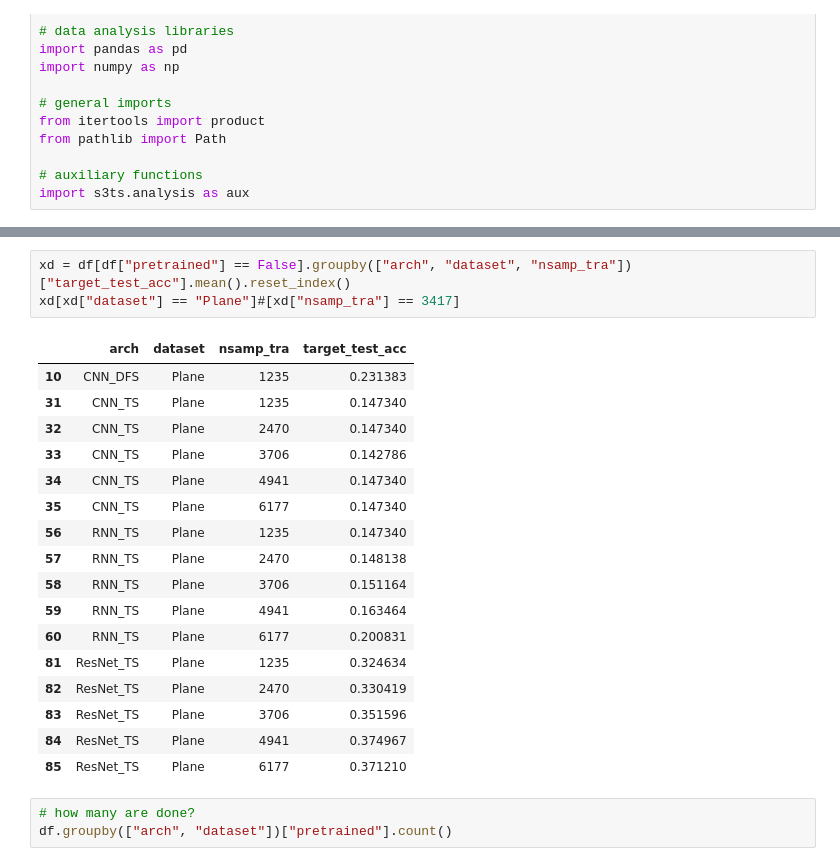
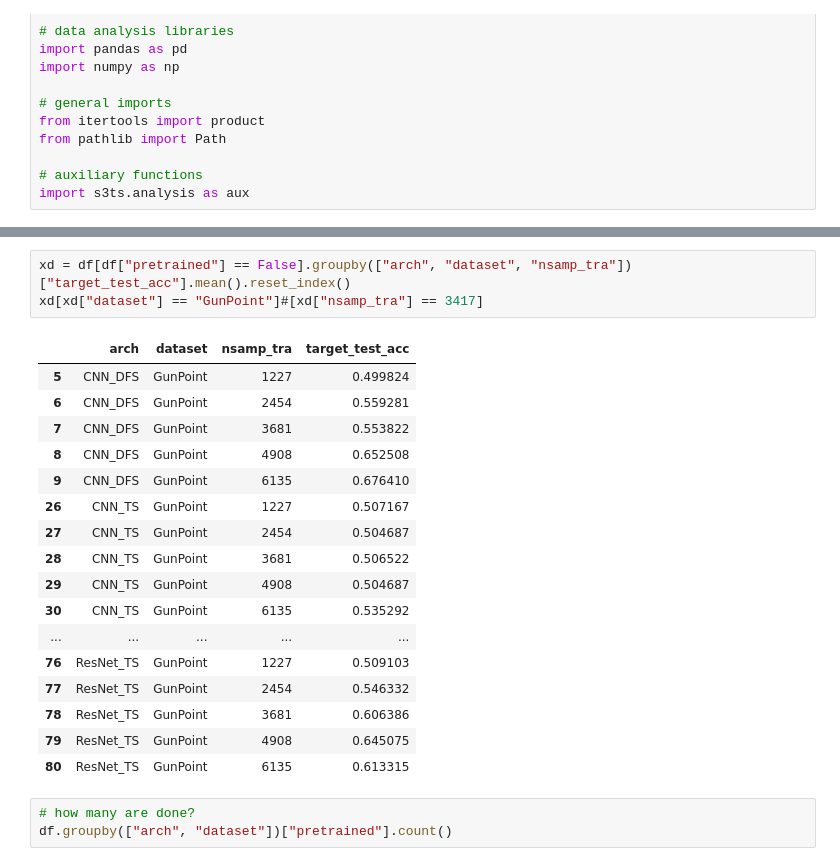
Before and after one commit to mbisan/s3ts, a Jupyter notebook: notebooks/exp_ratio.ipynb, the cells around one changed output, grey strips where cells are left out. Cells and saved outputs as stored; diff of their text form.

```diff
--- a/notebooks/exp_ratio.ipynb
+++ b/notebooks/exp_ratio.ipynb
@@ -36,25 +36,25 @@ df
 2511 rows × 25 columns
 # %%
 xd = df[df["pretrained"] == False].groupby(["arch", "dataset", "nsamp_tra"])["target_test_acc"].mean().reset_index()
-xd[xd["dataset"] == "Plane"]#[xd["nsamp_tra"] == 3417]
+xd[xd["dataset"] == "GunPoint"]#[xd["nsamp_tra"] == 3417]
 # %% [output]
 |  | arch | dataset | nsamp_tra | target_test_acc |
-| 10 | CNN_DFS | Plane | 1235 | 0.231383 |
-| 31 | CNN_TS | Plane | 1235 | 0.147340 |
-| 32 | CNN_TS | Plane | 2470 | 0.147340 |
-| 33 | CNN_TS | Plane | 3706 | 0.142786 |
-| 34 | CNN_TS | Plane | 4941 | 0.147340 |
-| 35 | CNN_TS | Plane | 6177 | 0.147340 |
-| 56 | RNN_TS | Plane | 1235 | 0.147340 |
-| 57 | RNN_TS | Plane | 2470 | 0.148138 |
-| 58 | RNN_TS | Plane | 3706 | 0.151164 |
-| 59 | RNN_TS | Plane | 4941 | 0.163464 |
-| 60 | RNN_TS | Plane | 6177 | 0.200831 |
-| 81 | ResNet_TS | Plane | 1235 | 0.324634 |
-| 82 | ResNet_TS | Plane | 2470 | 0.330419 |
-| 83 | ResNet_TS | Plane | 3706 | 0.351596 |
-| 84 | ResNet_TS | Plane | 4941 | 0.374967 |
-| 85 | ResNet_TS | Plane | 6177 | 0.371210 |
+| 5 | CNN_DFS | GunPoint | 1227 | 0.499824 |
+| 6 | CNN_DFS | GunPoint | 2454 | 0.559281 |
+| 7 | CNN_DFS | GunPoint | 3681 | 0.553822 |
+| 8 | CNN_DFS | GunPoint | 4908 | 0.652508 |
+| 9 | CNN_DFS | GunPoint | 6135 | 0.676410 |
+| 26 | CNN_TS | GunPoint | 1227 | 0.507167 |
+| 27 | CNN_TS | GunPoint | 2454 | 0.504687 |
+| 28 | CNN_TS | GunPoint | 3681 | 0.506522 |
+| 29 | CNN_TS | GunPoint | 4908 | 0.504687 |
+| 30 | CNN_TS | GunPoint | 6135 | 0.535292 |
+| ... | ... | ... | ... | ... |
+| 76 | ResNet_TS | GunPoint | 1227 | 0.509103 |
+| 77 | ResNet_TS | GunPoint | 2454 | 0.546332 |
+| 78 | ResNet_TS | GunPoint | 3681 | 0.606386 |
+| 79 | ResNet_TS | GunPoint | 4908 | 0.645075 |
+| 80 | ResNet_TS | GunPoint | 6135 | 0.613315 |
 # %%
 # how many are done?
 df.groupby(["arch", "dataset"])["pretrained"].count()
```
Also changed, not shown: parts of 1 cell of this notebook, 9 other files.
